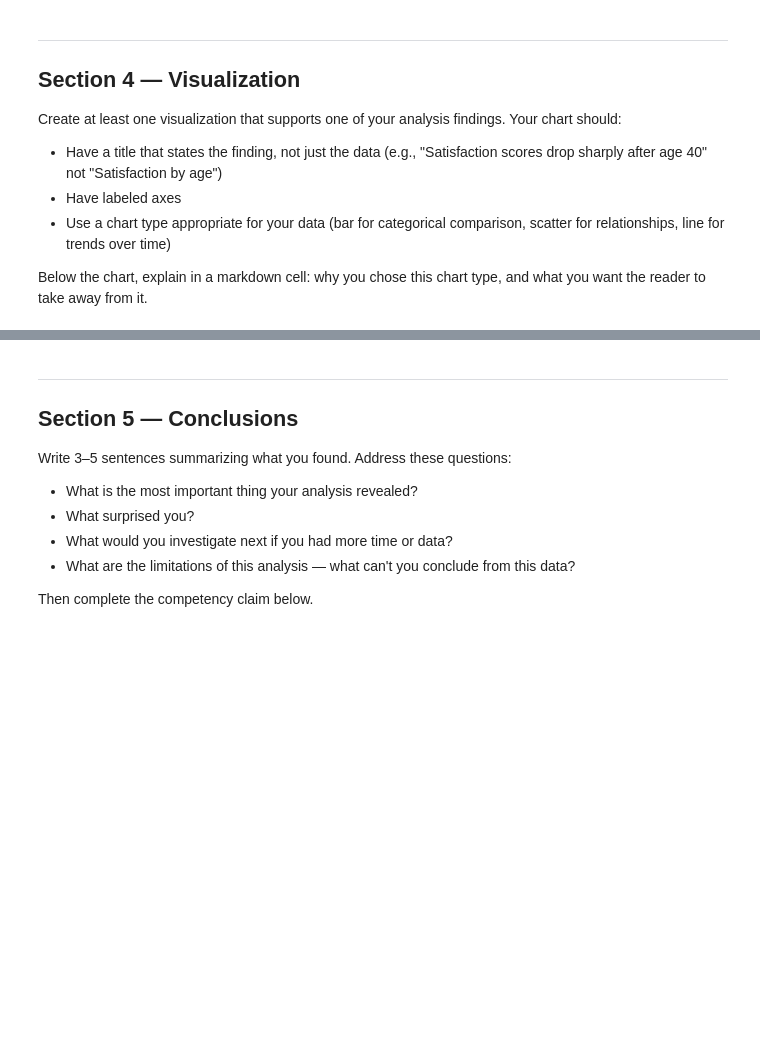
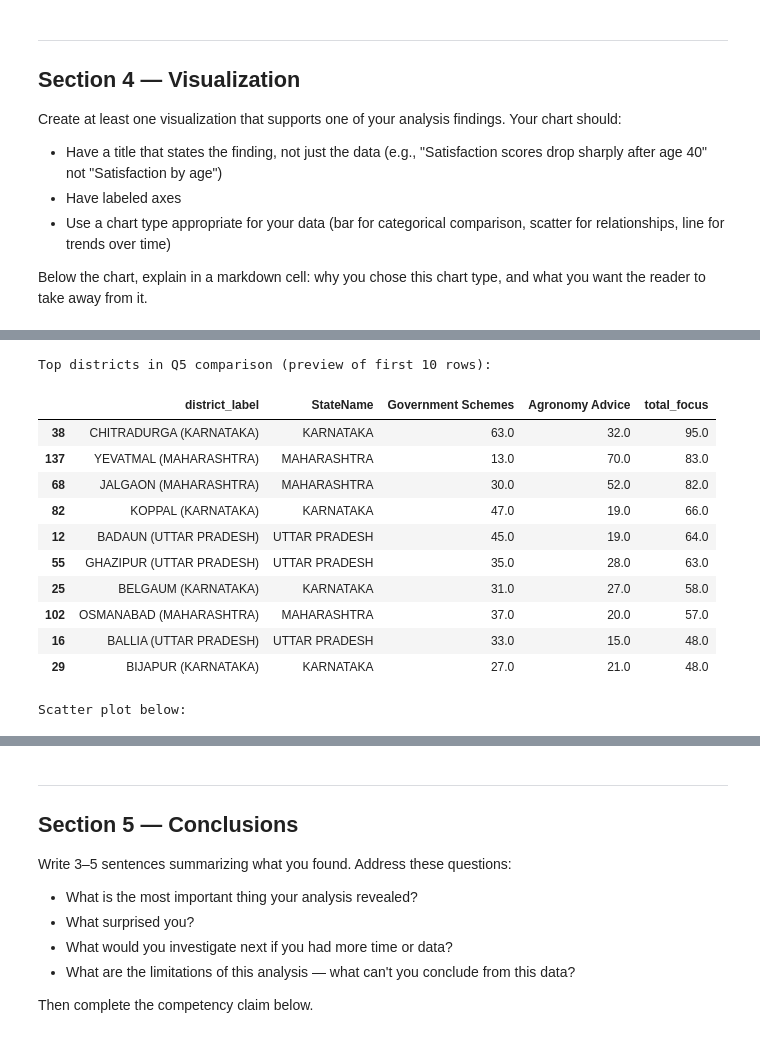
Before and after one commit to berrycheesecake99/HCDE-530-Repository, a Jupyter notebook: Week 6/Week6_files/week6_mp1_starter.ipynb, the cells around one changed output, grey strips where cells are left out. Cells and saved outputs as stored; diff of their text form; code cells hidden in the pictures; blank space fills up the shorter version.

```diff
--- a/Week 6/Week6_files/week6_mp1_starter.ipynb
+++ b/Week 6/Week6_files/week6_mp1_starter.ipynb
@@ -490 +475,80 @@ fig_viz.show()
+# %%
+# Q5: District-level Government Schemes vs Agronomy demand (scatter)
+AGRONOMY_CORE = {
+    'Plant Protection',
+    'Fertilizer Use and Availability',
+    'Nutrient Management',
+}
+
+q5 = df.copy()
+q5['StateName'] = q5['StateName'].astype(str).str.strip()
+q5['DistrictName'] = q5['DistrictName'].astype(str).str.strip()
+q5['QueryType_clean'] = q5['QueryType'].astype(str).str.strip()
+q5['district_label'] = q5['DistrictName'] + ' (' + q5['StateName'] + ')'
+
+q5['demand_group'] = q5['QueryType_clean'].apply(
+    lambda qt: 'Government Schemes' if qt == 'Government Schemes'
+    else ('Agronomy Advice' if qt in AGRONOMY_CORE else 'Other')
+)
+q5_focus = q5[q5['demand_group'].isin(['Government Schemes', 'Agronomy Advice'])].copy()
+
+district_counts = (
+    q5_focus.groupby(['district_label', 'StateName', 'demand_group'])
+    .size()
+    .reset_index(name='count')
+)
+
+q5_wide = (
+    district_counts.pivot_table(
+        index=['district_label', 'StateName'],
+        columns='demand_group',
+        values='count',
+        fill_value=0,
+    )
+    .reset_index()
+)
+q5_wide.columns.name = None
+
+if 'Government Schemes' not in q5_wide.columns:
+    q5_wide['Government Schemes'] = 0
+if 'Agronomy Advice' not in q5_wide.columns:
+    q5_wide['Agronomy Advice'] = 0
+
+q5_wide['total_focus'] = q5_wide['Government Schemes'] + q5_wide['Agronomy Advice']
+q5_plot = q5_wide.nlargest(40, 'total_focus').copy()
+
+print('Top districts in Q5 comparison (preview of first 10 rows):')
+display(q5_plot[['district_label', 'StateName', 'Government Schemes', 'Agronomy Advice', 'total_focus']].head(10))
+print('Scatter plot below:')
+
+fig_q5 = px.scatter(
+    q5_plot,
+    x='Government Schemes',
+    y='Agronomy Advice',
+    color='StateName',
+    hover_name='district_label',
+    size='total_focus',
+    title='Q5: District skew between Government Schemes and Agronomy demand',
+    labels={
+        'Government Schemes': 'Government Schemes query count',
+        'Agronomy Advice': 'Agronomy query count',
+        'StateName': 'State',
+    },
+)
+fig_q5.add_shape(type='line', x0=0, y0=0, x1=q5_plot['Government Schemes'].max(), y1=q5_plot['Government Schemes'].max(), line=dict(dash='dash'))
+fig_q5.show()
+# %% [output]
+Top districts in Q5 comparison (preview of first 10 rows):
+|  | district_label | StateName | Government Schemes | Agronomy Advice | total_focus |
+| 38 | CHITRADURGA (KARNATAKA) | KARNATAKA | 63.0 | 32.0 | 95.0 |
+| 137 | YEVATMAL (MAHARASHTRA) | MAHARASHTRA | 13.0 | 70.0 | 83.0 |
+| 68 | JALGAON (MAHARASHTRA) | MAHARASHTRA | 30.0 | 52.0 | 82.0 |
+| 82 | KOPPAL (KARNATAKA) | KARNATAKA | 47.0 | 19.0 | 66.0 |
+| 12 | BADAUN (UTTAR PRADESH) | UTTAR PRADESH | 45.0 | 19.0 | 64.0 |
+| 55 | GHAZIPUR (UTTAR PRADESH) | UTTAR PRADESH | 35.0 | 28.0 | 63.0 |
+| 25 | BELGAUM (KARNATAKA) | KARNATAKA | 31.0 | 27.0 | 58.0 |
+| 102 | OSMANABAD (MAHARASHTRA) | MAHARASHTRA | 37.0 | 20.0 | 57.0 |
+| 16 | BALLIA (UTTAR PRADESH) | UTTAR PRADESH | 33.0 | 15.0 | 48.0 |
+| 29 | BIJAPUR (KARNATAKA) | KARNATAKA | 27.0 | 21.0 | 48.0 |
+Scatter plot below:
 # %% [markdown]
```
Also changed, not shown: parts of 16 cells of this notebook, 1 other file.
